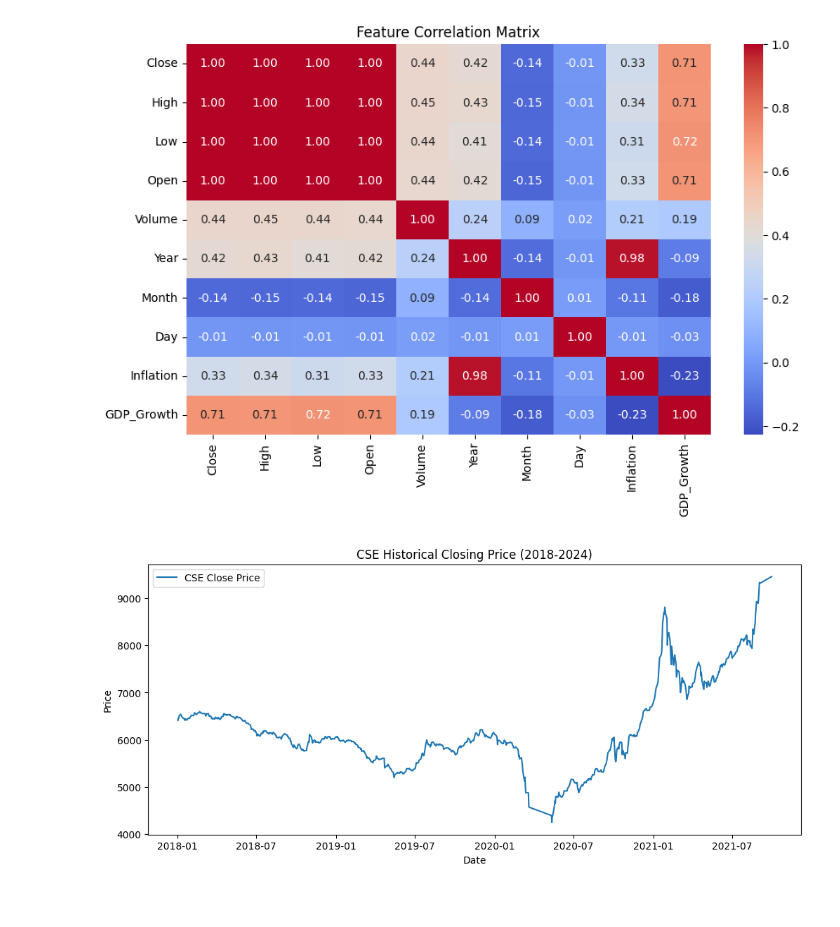
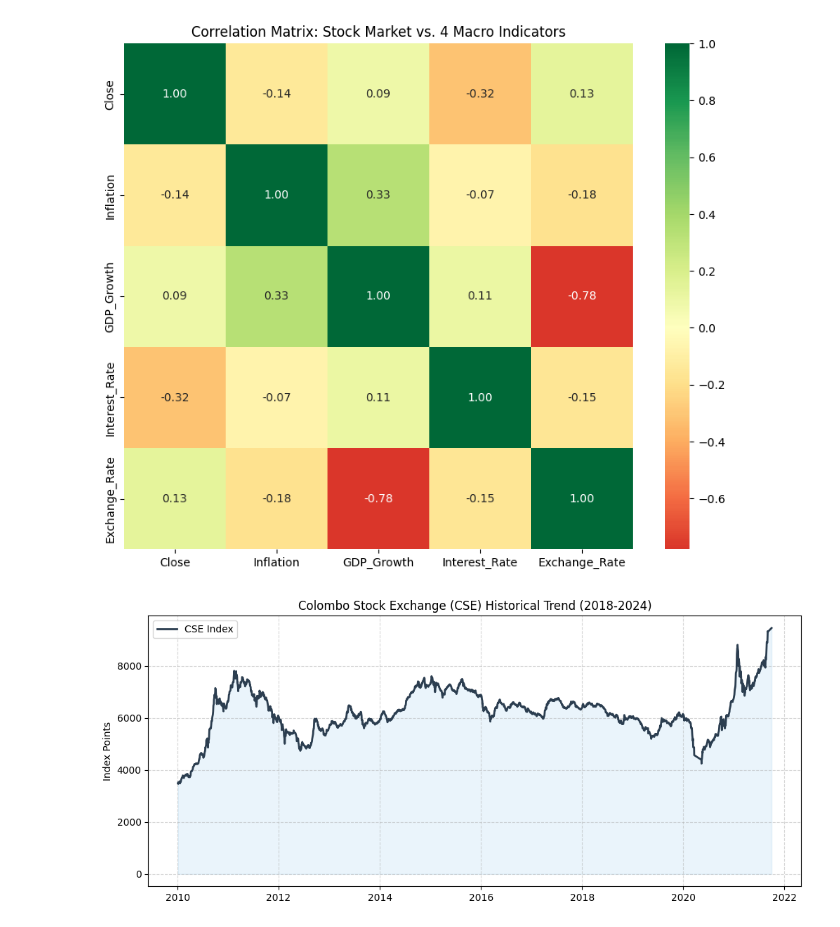
Before and after one commit to Thimira-deshaka/CSE_Stock_ML_Project, a Jupyter notebook: notebooks/03_eda_visuals.ipynb, the cells around one changed output. Cells and saved outputs as stored; diff of their text form; code cells hidden in the pictures; blank space fills up the shorter version.

```diff
--- a/notebooks/03_eda_visuals.ipynb
+++ b/notebooks/03_eda_visuals.ipynb
@@ -1,40 +1,62 @@
 # %%
-# EDA(Exploratory Data Analysis) Notebook
+# EDA (Exploratory Data Analysis) Notebook - 4 Indicator Version
 import pandas as pd
 import matplotlib.pyplot as plt
 import seaborn as sns
 
 # Load processed data
 df = pd.read_csv('../data/processed/processed_data.csv')
 
-# Ensure Date is datetime
+# Ensure Date is datetime for correct time-series plotting
 df['Date'] = pd.to_datetime(df['Date'])
 
-# 1. Correlation Heatmap
-plt.figure(figsize=(10, 6))
-# Select only numeric columns for correlation matrix
-sns.heatmap(df.corr(numeric_only=True), annot=True, cmap='coolwarm', fmt='.2f')
-plt.title("Feature Correlation Matrix")
+# 1. Expanded Correlation Heatmap
+plt.figure(figsize=(10, 8))
+# Including all 4 macro indicators
+cols = ['Close', 'Inflation', 'GDP_Growth', 'Interest_Rate', 'Exchange_Rate']
+sns.heatmap(df[cols].corr(), annot=True, cmap='RdYlGn', fmt='.2f', center=0)
+plt.title("Correlation Matrix: Stock Market vs. 4 Macro Indicators")
 plt.show()
 
-# 2. Stock Price Trend
+# 2. Market Performance Timeline (The Baseline)
 plt.figure(figsize=(12, 5))
-plt.plot(df['Date'], df['Close'], label='CSE Close Price')
-plt.title("CSE Historical Closing Price (2018-2024)")
-plt.xlabel("Date")
-plt.ylabel("Price")
+plt.plot(df['Date'], df['Close'], color='#2c3e50', linewidth=2, label='CSE Index')
+plt.fill_between(df['Date'], df['Close'], color='#3498db', alpha=0.1)
+plt.title("Colombo Stock Exchange (CSE) Historical Trend (2018-2024)")
+plt.ylabel("Index Points")
+plt.grid(True, linestyle='--', alpha=0.5)
 plt.legend()
 plt.show()
 
-# 3. Inflation vs Stock Price
+# 3. Interest Rates vs. Stock Price (Inverse Relationship)
 fig, ax1 = plt.subplots(figsize=(12, 5))
+ax1.set_xlabel('Timeline')
+ax1.set_ylabel('CSE Index', color='black')
+ax1.plot(df['Date'], df['Close'], color='black', label='Stock Price')
+
 ax2 = ax1.twinx()
-ax1.plot(df['Date'], df['Close'], color='g', label='Stock Price')
-ax2.plot(df['Date'], df['Inflation'], color='b', label='Normalized Inflation')
-ax1.set_ylabel('Stock Price', color='g')
-ax2.set_ylabel('Inflation (Scaled)', color='b')
-plt.title("Stock Price vs. Inflation Trends")
+ax2.set_ylabel('Interest Rate (Scaled)', color='red')
+ax2.plot(df['Date'], df['Interest_Rate'], color='red', linestyle='-.', label='Interest Rate')
+plt.title("Impact of Interest Rates on Market Liquidity")
 plt.show()
+
+# 4. Exchange Rate vs. Stock Price (Currency Impact)
+fig, ax1 = plt.subplots(figsize=(12, 5))
+ax1.set_xlabel('Timeline')
+ax1.set_ylabel('CSE Index', color='black')
+ax1.plot(df['Date'], df['Close'], color='black')
+
+ax2 = ax1.twinx()
+ax2.set_ylabel('Exchange Rate (Scaled LKR/USD)', color='orange')
+ax2.plot(df['Date'], df['Exchange_Rate'], color='orange', linestyle='--', label='LKR/USD Rate')
+plt.title("LKR Stability vs. Stock Market Performance")
+plt.show()
+
+# 5. Scatter Plot: GDP Growth vs. Stock Price
+plt.figure(figsize=(10, 6))
+sns.regplot(data=df, x='GDP_Growth', y='Close', scatter_kws={'alpha':0.4}, line_kws={'color':'purple'})
+plt.title("Economic Growth (GDP) Correlation with Market Index")
+plt.show()
 # %% [output]
-[figure, old version]
+[figure, new version]
-[figure, old version]
+[figure, new version]
```
Also changed, not shown: parts of 1 cell of this notebook, 7 other files.
